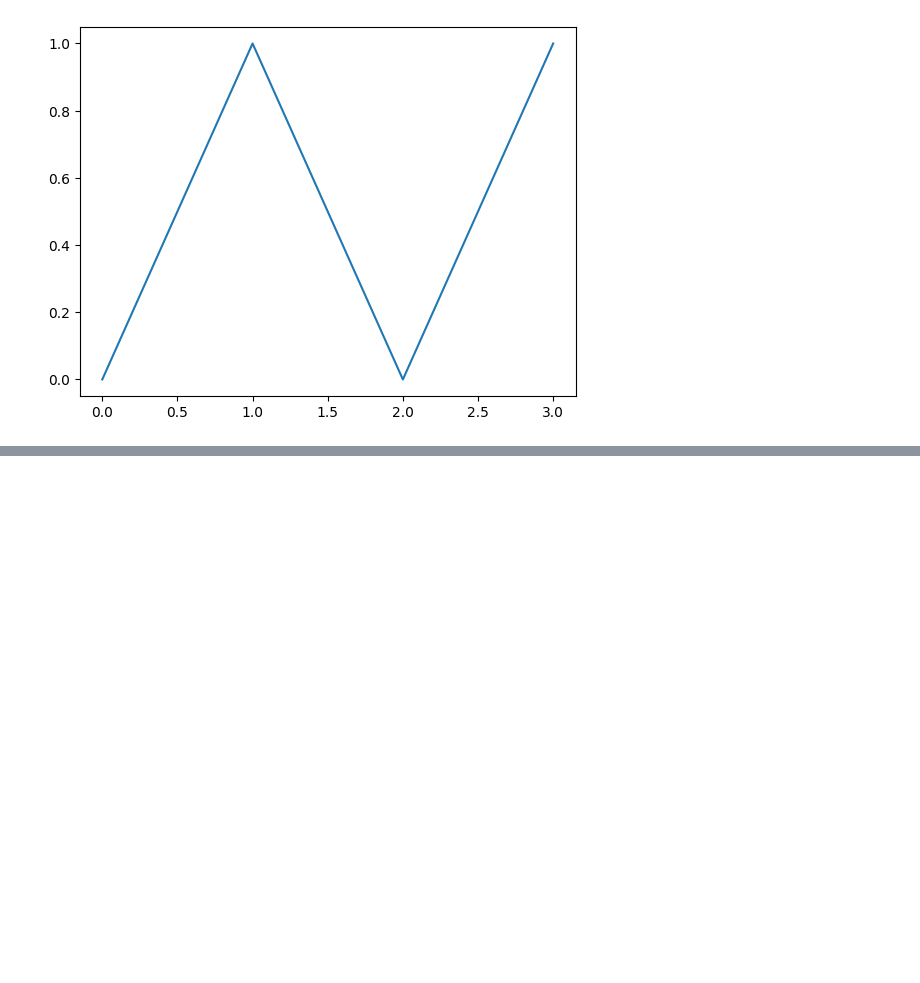
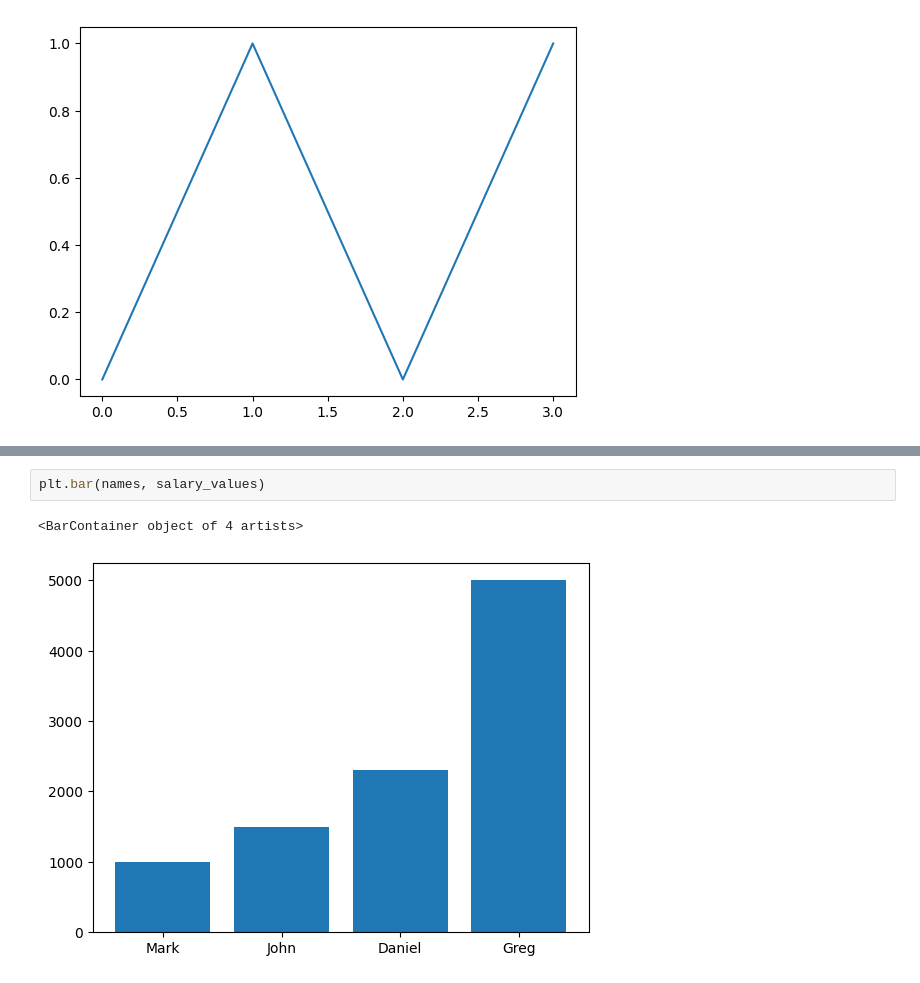
Before and after one commit to TG2020/functions, a Jupyter notebook: functions.ipynb, the cells around one changed output, grey strips where cells are left out. Saved outputs shown, nothing was run; the diff lists cells and outputs as text; blank space fills up the shorter version.

```diff
--- a/functions.ipynb
+++ b/functions.ipynb
@@ -18,0 +27,5 @@ plt.plot(X, Y)
+# %%
+plt.bar(names, salary_values)
+# %% [output]
+<BarContainer object of 4 artists>
+[figure, added]
```
Also changed, not shown: parts of 4 cells of this notebook.
